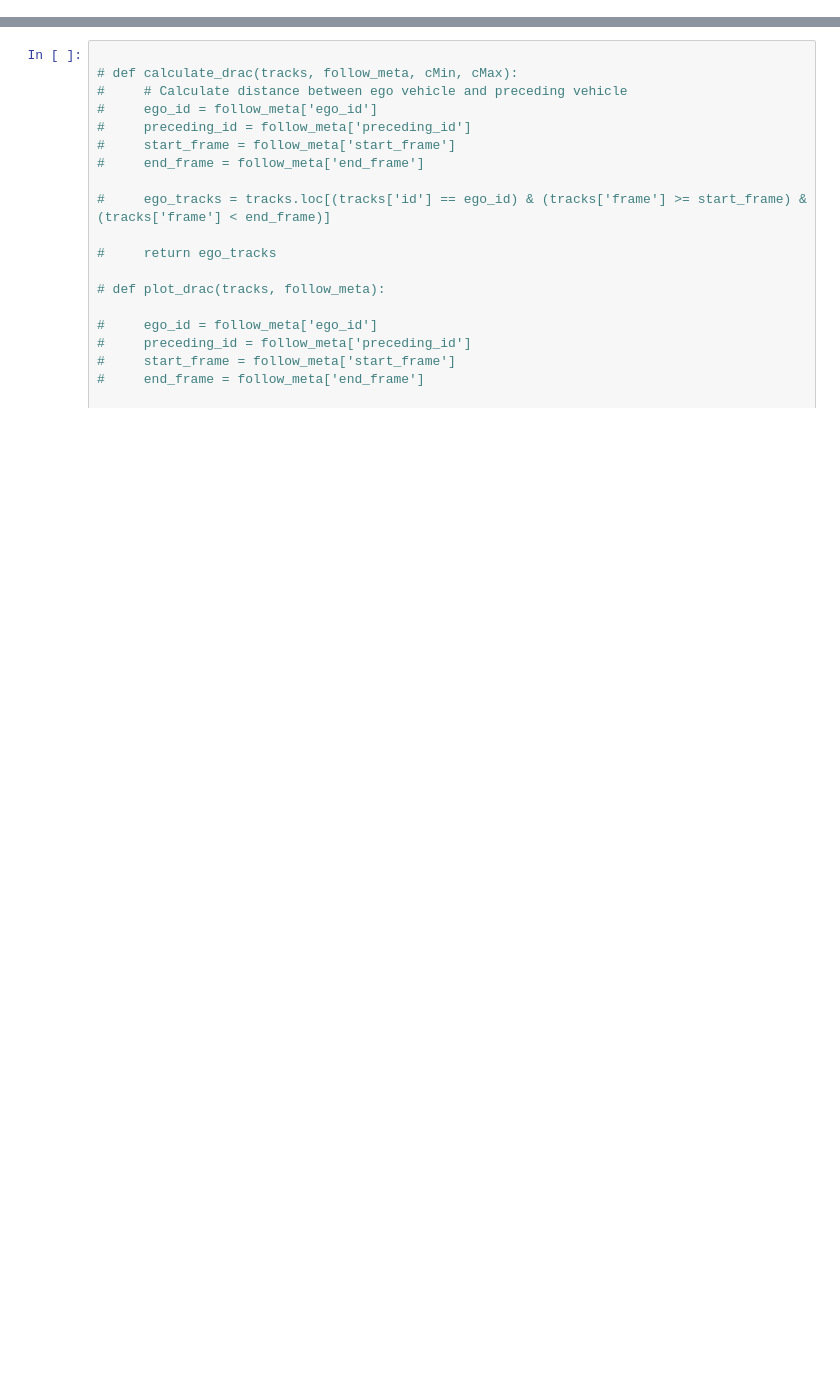
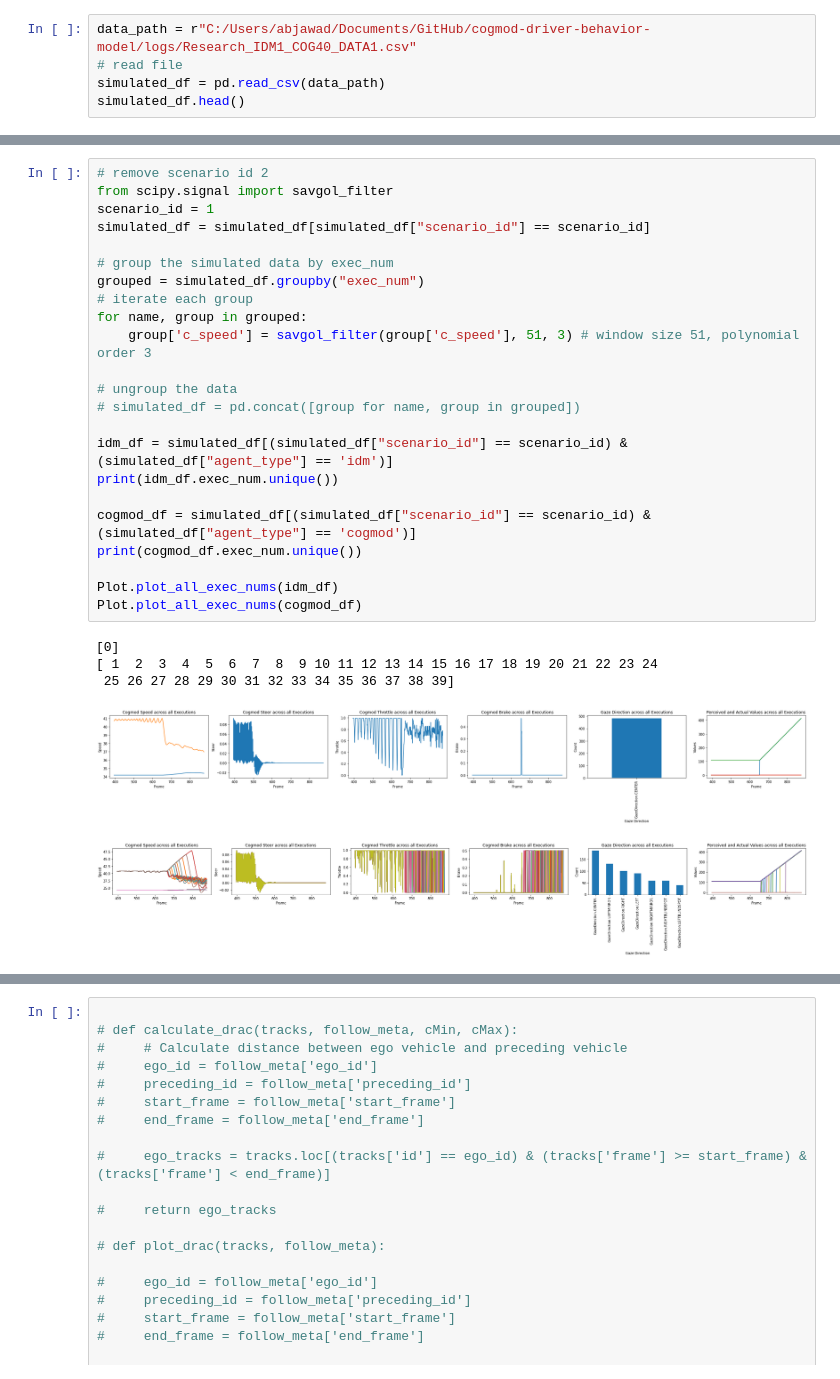
Before and after one commit to jawadefaj/CogMod-driver-behavior-model, a Jupyter notebook: notebooks/highD_cogmod_compare.ipynb, the cells around one changed output, grey strips where cells are left out. Saved outputs shown, nothing was run; the diff lists cells and outputs as text; blank space fills up the shorter version.

Commit message:
cogmod working but the simulation starts from the first speed value

```diff
--- a/notebooks/highD_cogmod_compare.ipynb
+++ b/notebooks/highD_cogmod_compare.ipynb
@@ -8,0 +12,5 @@ from lib.HighD import HighD
+# %%
+data_path = r"C:/Users/abjawad/Documents/GitHub/cogmod-driver-behavior-model/logs/Research_IDM1_COG40_DATA1.csv"
+# read file
+simulated_df = pd.read_csv(data_path)
+simulated_df.head()
@@ -9 +25,30 @@ from lib.HighD import HighD
+# %%
+# remove scenario id 2
+from scipy.signal import savgol_filter
+scenario_id = 1
+simulated_df = simulated_df[simulated_df["scenario_id"] == scenario_id]
+
+# group the simulated data by exec_num
+grouped = simulated_df.groupby("exec_num")
+# iterate each group
+for name, group in grouped:
+    group['c_speed'] = savgol_filter(group['c_speed'], 51, 3) # window size 51, polynomial order 3
+
+# ungroup the data
+# simulated_df = pd.concat([group for name, group in grouped])
+
+idm_df = simulated_df[(simulated_df["scenario_id"] == scenario_id) & (simulated_df["agent_type"] == 'idm')]
+print(idm_df.exec_num.unique())
+
+cogmod_df = simulated_df[(simulated_df["scenario_id"] == scenario_id) & (simulated_df["agent_type"] == 'cogmod')]
+print(cogmod_df.exec_num.unique())
+
+Plot.plot_all_exec_nums(idm_df)
+Plot.plot_all_exec_nums(cogmod_df)
+# %% [output]
+[0]
+[ 1  2  3  4  5  6  7  8  9 10 11 12 13 14 15 16 17 18 19 20 21 22 23 24
+ 25 26 27 28 29 30 31 32 33 34 35 36 37 38 39]
+[figure, added]
+[figure, added]
 # %%
```
Also changed, not shown: parts of 19 cells of this notebook, 4 other files.
